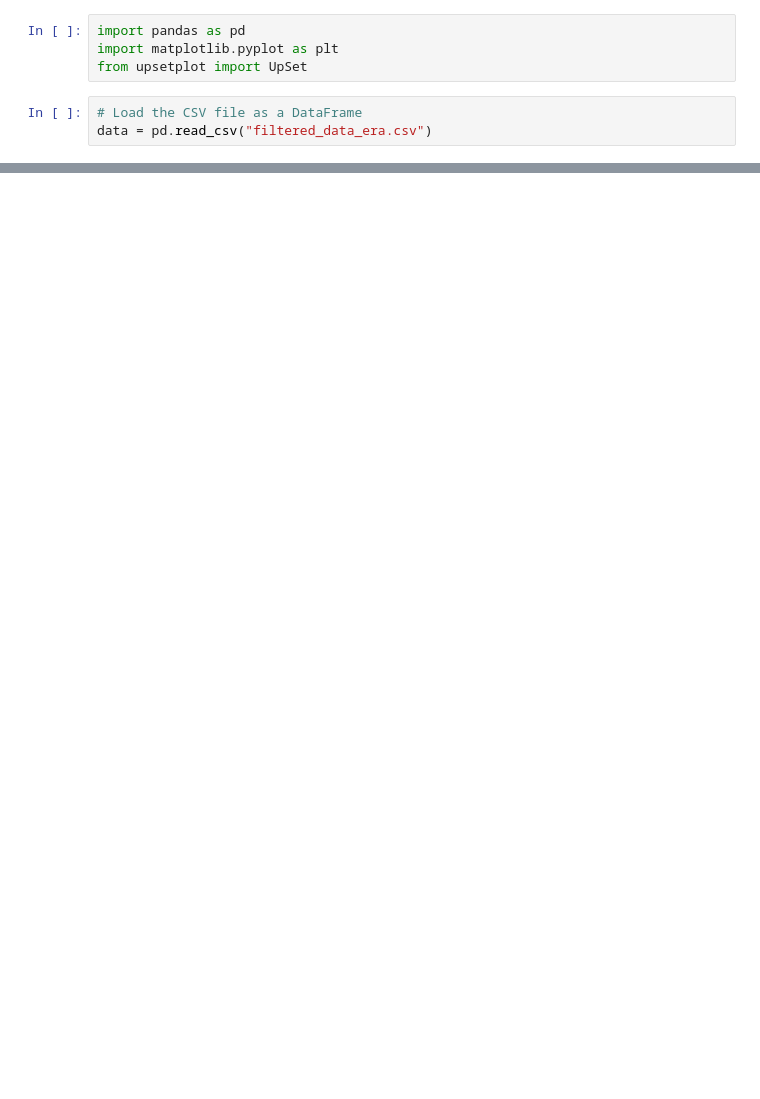
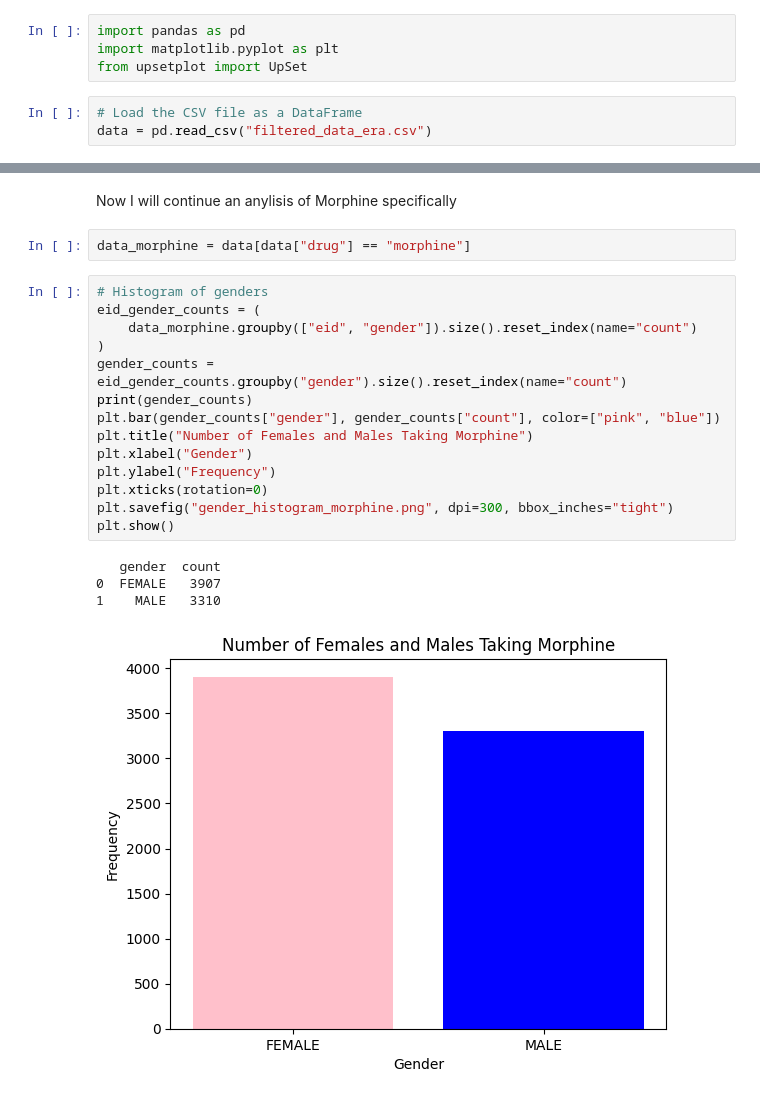
Before and after one commit to spicadust/Project_PerMed, a Jupyter notebook: eda_lucia/make_eda_figures.ipynb, the cells around one changed output, grey strips where cells are left out. Saved outputs shown, nothing was run; the diff lists cells and outputs as text; blank space fills up the shorter version.

Commit message:
new figures and update notebooks

```diff
--- a/eda_lucia/make_eda_figures.ipynb
+++ b/eda_lucia/make_eda_figures.ipynb
@@ -97,3 +95,26 @@ plt.show()
 # %% [output]
 <Figure size 1200x800 with 0 Axes>
 [figure]
+# %% [markdown]
+Now I will continue an anylisis of Morphine specifically
+# %%
+data_morphine = data[data["drug"] == "morphine"]
+# %%
+# Histogram of genders
+eid_gender_counts = (
+    data_morphine.groupby(["eid", "gender"]).size().reset_index(name="count")
+)
+gender_counts = eid_gender_counts.groupby("gender").size().reset_index(name="count")
+print(gender_counts)
+plt.bar(gender_counts["gender"], gender_counts["count"], color=["pink", "blue"])
+plt.title("Number of Females and Males Taking Morphine")
+plt.xlabel("Gender")
+plt.ylabel("Frequency")
+plt.xticks(rotation=0)
+plt.savefig("gender_histogram_morphine.png", dpi=300, bbox_inches="tight")
+plt.show()
+# %% [output]
+   gender  count
+0  FEMALE   3907
+1    MALE   3310
+[figure, added]
```
Also changed, not shown: parts of 5 cells of this notebook, 4 other files.
